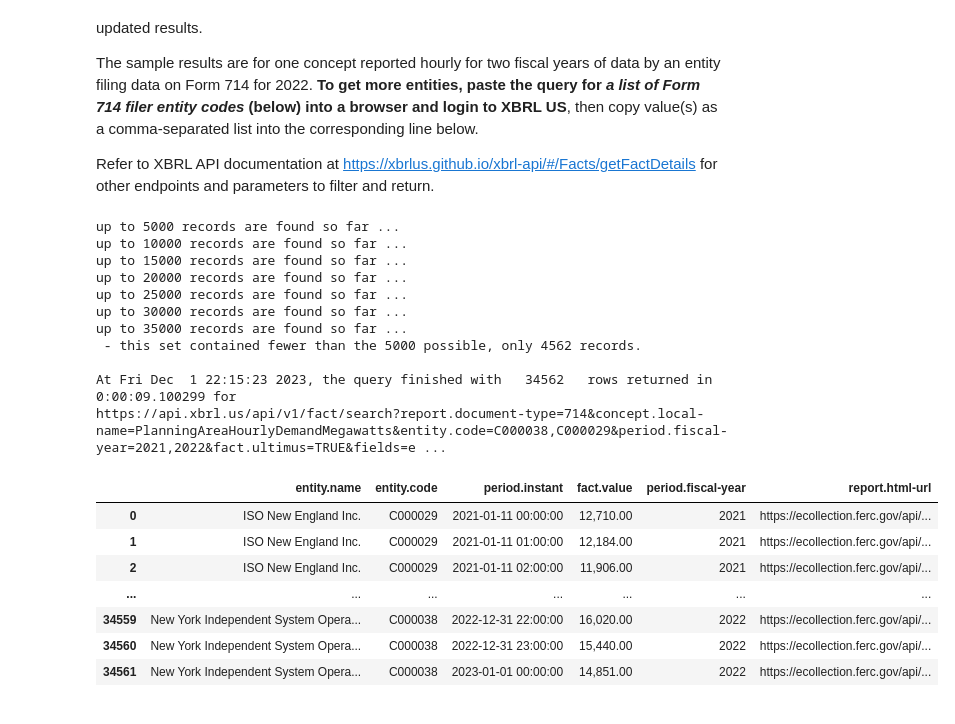
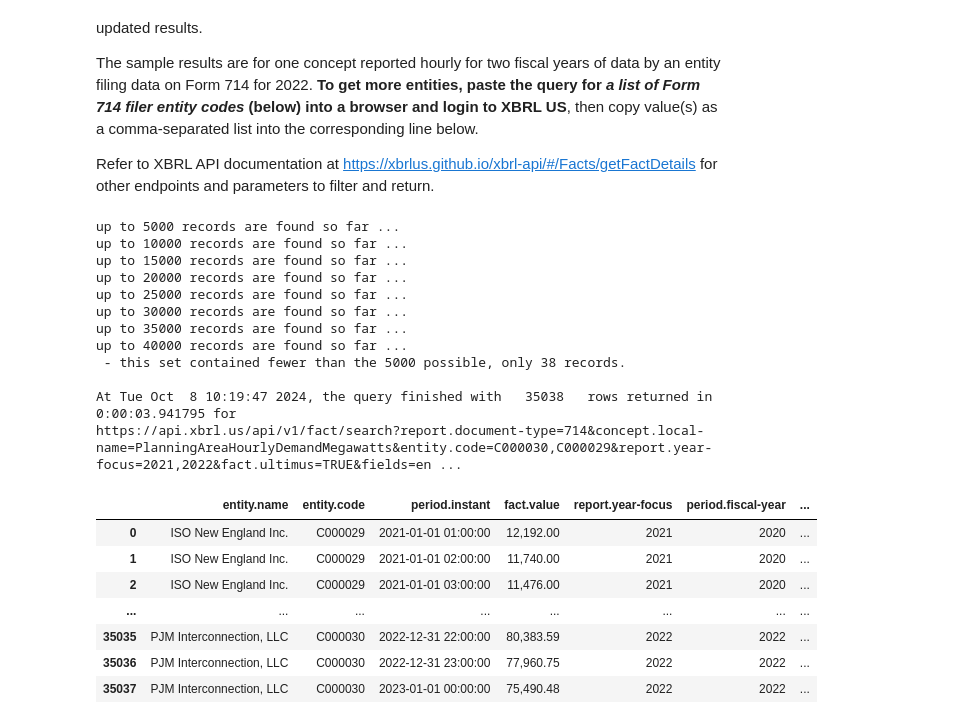
Before and after one commit to xbrlus/xbrl-api-ipynb, a Jupyter notebook: xbrl_us_api_ferc_mw_by_hour.ipynb, the cells around one changed output. Cells and saved outputs as stored; diff of their text form; code cells hidden in the pictures.

Commit message:
Update xbrl_us_api_ferc_mw_by_hour.ipynb
- filter by report.year-focus
- modify entities
- update plot

```diff
--- a/xbrl_us_api_ferc_mw_by_hour.ipynb
+++ b/xbrl_us_api_ferc_mw_by_hour.ipynb
@@ -93,10 +93,10 @@ report_section = [
 # https://api.xbrl.us/api/v1/report/search?report.document-type=714&fields=report.entity-name.sort(ASC),entity.code&unique
 
 entity_codes = [
-    'C000038','C000029',
+    'C000030','C000029',
     ]
 
-fiscal_years = [
+report_years = [
     '2021','2022'
     ]
 
@@ -104,19 +104,20 @@ fiscal_years = [
 
 fields = [ # this is the list of the characteristics of the data being returned by the query
 		'entity.name.sort(ASC)',
-        'entity.code',
-        'period.instant.sort(ASC)',
+		'entity.code',
+		'period.instant.sort(ASC)',
 		'fact.value',
+		'report.year-focus',
 		'period.fiscal-year',
 		'concept-local-name',
-        'report.html-url'
+		'report.html-url'
         ]
 
 params = { # this is the list of what's being queried against the search endpoint
          'report.document-type': ','.join(document_type),
          'concept.local-name': ','.join(report_section),
          'entity.code': ','.join(entity_codes),
-         'period.fiscal-year': ','.join(fiscal_years),
+         'report.year-focus': ','.join(report_years),
          'fact.ultimus': 'TRUE',
          'fields': ','.join(fields)
          }
@@ -164,41 +165,42 @@ if not 'error' in res_json:
     total_rows = len(index)
     your_limit = res_json['paging']['limit']
     limit_message = "If the results below match the limit noted above, you might not be seeing all rows, and should consider upgrading (https://xbrl.us/access-token).\n"
 
     if your_limit == 100:
         print("\nThis non-Member account has a limit of " , 10 * your_limit, " rows per query from our Public Filings Database. " + limit_message)
     elif your_limit == 500:
         print("\nThis Basic Individual Member account has a limit of ", 4 * your_limit, " rows per query from our Public Filings Database. " + limit_message)
 
     print("\nAt " + current_datetime.strftime("%c") +  ", the query finished with  ", str(total_rows), "  rows returned in " + str(time_taken) + " for \n" +  urllib.parse.unquote(res.url))
 
     df = pd.DataFrame(res_df)
 
     # the format truncates the HTML display of numerical values to two decimals; .csv data is unaffected
     pd.options.display.float_format = '{:,.2f}'.format
     display(HTML(df.to_html(max_rows=6)))
 
     # set period.instant as datetimeindex for resampling
     df['period.instant'] = pd.to_datetime(df['period.instant'], format='%Y-%m-%d %H:%M:%S')
     df = df.set_index('period.instant')
     df.index = pd.to_datetime(df.index)
 # %% [output]
 up to 5000 records are found so far ...
 up to 10000 records are found so far ...
 up to 15000 records are found so far ...
 up to 20000 records are found so far ...
 up to 25000 records are found so far ...
 up to 30000 records are found so far ...
 up to 35000 records are found so far ...
- - this set contained fewer than the 5000 possible, only 4562 records.
+up to 40000 records are found so far ...
+ - this set contained fewer than the 5000 possible, only 38 records.
 
-At Fri Dec  1 22:15:23 2023, the query finished with   34562   rows returned in 0:00:09.100299 for
-https://api.xbrl.us/api/v1/fact/search?report.document-type=714&concept.local-name=PlanningAreaHourlyDemandMegawatts&entity.code=C000038,C000029&period.fiscal-year=2021,2022&fact.ultimus=TRUE&fields=e ...
+At Tue Oct  8 10:19:47 2024, the query finished with   35038   rows returned in 0:00:03.941795 for
+https://api.xbrl.us/api/v1/fact/search?report.document-type=714&concept.local-name=PlanningAreaHourlyDemandMegawatts&entity.code=C000030,C000029&report.year-focus=2021,2022&fact.ultimus=TRUE&fields=en ...
-|  | entity.name | entity.code | period.instant | fact.value | period.fiscal-year | report.html-url |
-| 0 | ISO New England Inc. | C000029 | 2021-01-11 00:00:00 | 12,710.00 | 2021 | https://ecollection.ferc.gov/api/... |
-| 1 | ISO New England Inc. | C000029 | 2021-01-11 01:00:00 | 12,184.00 | 2021 | https://ecollection.ferc.gov/api/... |
-| 2 | ISO New England Inc. | C000029 | 2021-01-11 02:00:00 | 11,906.00 | 2021 | https://ecollection.ferc.gov/api/... |
-| ... | ... | ... | ... | ... | ... | ... |
-| 34559 | New York Independent System Opera... | C000038 | 2022-12-31 22:00:00 | 16,020.00 | 2022 | https://ecollection.ferc.gov/api/... |
-| 34560 | New York Independent System Opera... | C000038 | 2022-12-31 23:00:00 | 15,440.00 | 2022 | https://ecollection.ferc.gov/api/... |
-| 34561 | New York Independent System Opera... | C000038 | 2023-01-01 00:00:00 | 14,851.00 | 2022 | https://ecollection.ferc.gov/api/... |
+|  | entity.name | entity.code | period.instant | fact.value | report.year-focus | period.fiscal-year | ... |
+| 0 | ISO New England Inc. | C000029 | 2021-01-01 01:00:00 | 12,192.00 | 2021 | 2020 | ... |
+| 1 | ISO New England Inc. | C000029 | 2021-01-01 02:00:00 | 11,740.00 | 2021 | 2020 | ... |
+| 2 | ISO New England Inc. | C000029 | 2021-01-01 03:00:00 | 11,476.00 | 2021 | 2020 | ... |
+| ... | ... | ... | ... | ... | ... | ... | ... |
+| 35035 | PJM Interconnection, LLC | C000030 | 2022-12-31 22:00:00 | 80,383.59 | 2022 | 2022 | ... |
+| 35036 | PJM Interconnection, LLC | C000030 | 2022-12-31 23:00:00 | 77,960.75 | 2022 | 2022 | ... |
+| 35037 | PJM Interconnection, LLC | C000030 | 2023-01-01 00:00:00 | 75,490.48 | 2022 | 2022 | ... |
```
Also changed, not shown: parts of 3 cells of this notebook.
